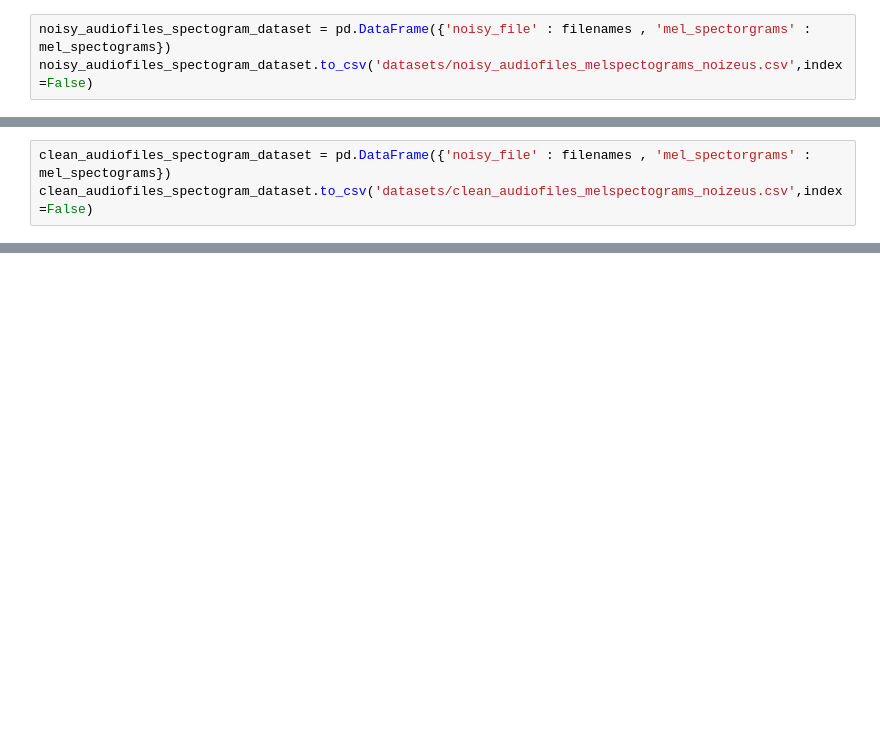
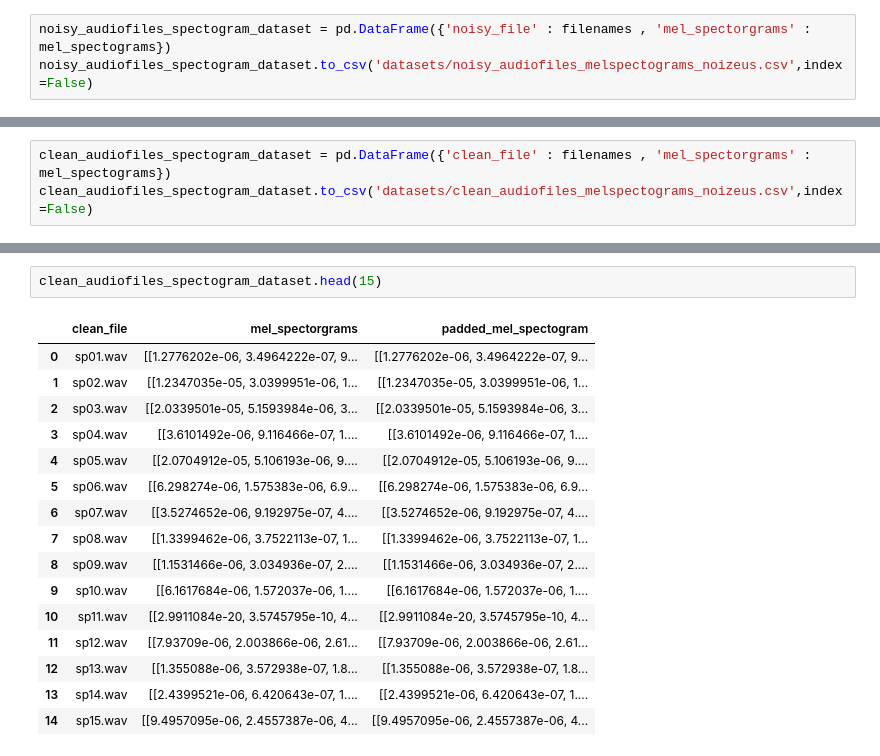
Before and after one commit to Cod-Am/Noise-Reduction-in-Speech, a Jupyter notebook: denoising_autoencoder.ipynb, the cells around one changed output, grey strips where cells are left out. Drawn from its saved outputs; the diff is of its cells as text; blank space fills up the shorter version.

```diff
--- a/denoising_autoencoder.ipynb
+++ b/denoising_autoencoder.ipynb
@@ -110,3 +98,3 @@ for file in os.listdir(clean_audio_path):
 # %%
-clean_audiofiles_spectogram_dataset = pd.DataFrame({'noisy_file' : filenames , 'mel_spectorgrams' : mel_spectograms})
+clean_audiofiles_spectogram_dataset = pd.DataFrame({'clean_file' : filenames , 'mel_spectorgrams' : mel_spectograms})
 clean_audiofiles_spectogram_dataset.to_csv('datasets/clean_audiofiles_melspectograms_noizeus.csv',index=False)
@@ -120,0 +155,19 @@ encoder = tf.keras.Sequential(
+# %%
+clean_audiofiles_spectogram_dataset.head(15)
+# %% [output]
+|  | clean_file | mel_spectorgrams | padded_mel_spectogram |
+| 0 | sp01.wav | [[1.2776202e-06, 3.4964222e-07, 9... | [[1.2776202e-06, 3.4964222e-07, 9... |
+| 1 | sp02.wav | [[1.2347035e-05, 3.0399951e-06, 1... | [[1.2347035e-05, 3.0399951e-06, 1... |
+| 2 | sp03.wav | [[2.0339501e-05, 5.1593984e-06, 3... | [[2.0339501e-05, 5.1593984e-06, 3... |
+| 3 | sp04.wav | [[3.6101492e-06, 9.116466e-07, 1.... | [[3.6101492e-06, 9.116466e-07, 1.... |
+| 4 | sp05.wav | [[2.0704912e-05, 5.106193e-06, 9.... | [[2.0704912e-05, 5.106193e-06, 9.... |
+| 5 | sp06.wav | [[6.298274e-06, 1.575383e-06, 6.9... | [[6.298274e-06, 1.575383e-06, 6.9... |
+| 6 | sp07.wav | [[3.5274652e-06, 9.192975e-07, 4.... | [[3.5274652e-06, 9.192975e-07, 4.... |
+| 7 | sp08.wav | [[1.3399462e-06, 3.7522113e-07, 1... | [[1.3399462e-06, 3.7522113e-07, 1... |
+| 8 | sp09.wav | [[1.1531466e-06, 3.034936e-07, 2.... | [[1.1531466e-06, 3.034936e-07, 2.... |
+| 9 | sp10.wav | [[6.1617684e-06, 1.572037e-06, 1.... | [[6.1617684e-06, 1.572037e-06, 1.... |
+| 10 | sp11.wav | [[2.9911084e-20, 3.5745795e-10, 4... | [[2.9911084e-20, 3.5745795e-10, 4... |
+| 11 | sp12.wav | [[7.93709e-06, 2.003866e-06, 2.61... | [[7.93709e-06, 2.003866e-06, 2.61... |
+| 12 | sp13.wav | [[1.355088e-06, 3.572938e-07, 1.8... | [[1.355088e-06, 3.572938e-07, 1.8... |
+| 13 | sp14.wav | [[2.4399521e-06, 6.420643e-07, 1.... | [[2.4399521e-06, 6.420643e-07, 1.... |
+| 14 | sp15.wav | [[9.4957095e-06, 2.4557387e-06, 4... | [[9.4957095e-06, 2.4557387e-06, 4... |
```
Also changed, not shown: parts of 13 cells of this notebook, 1 other file.
